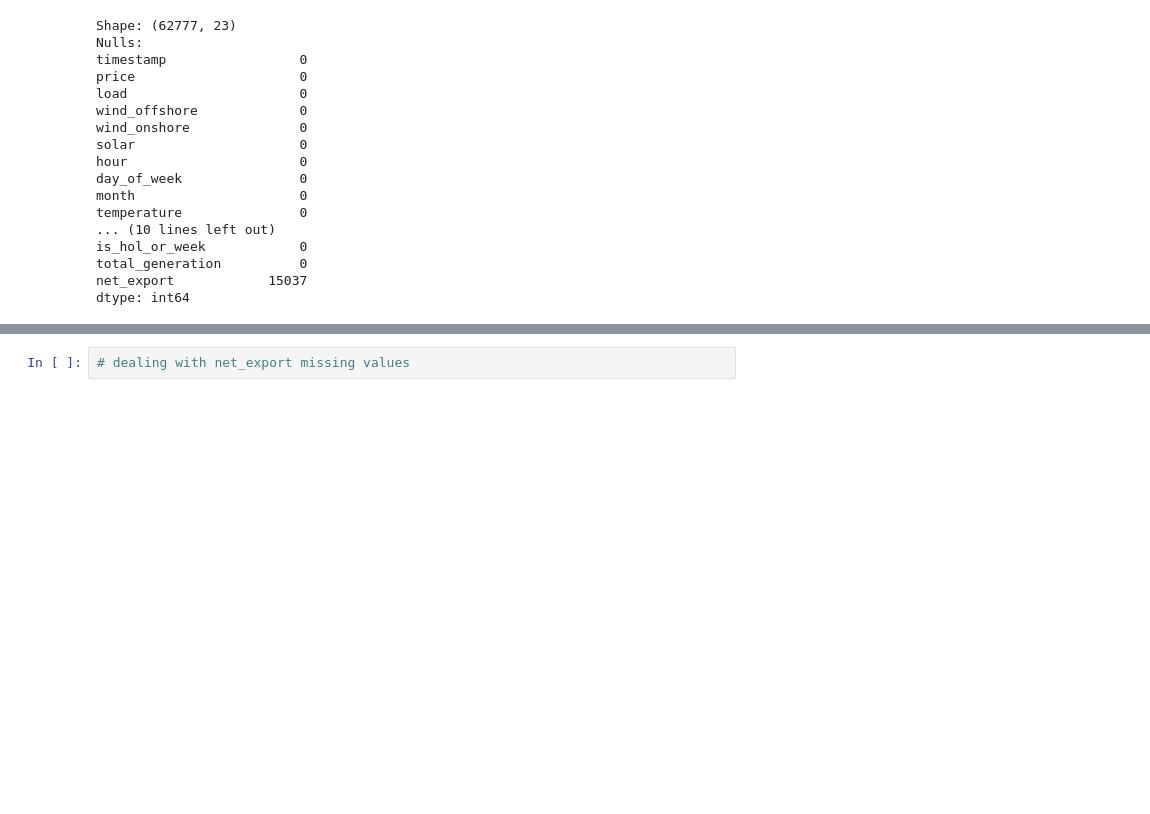
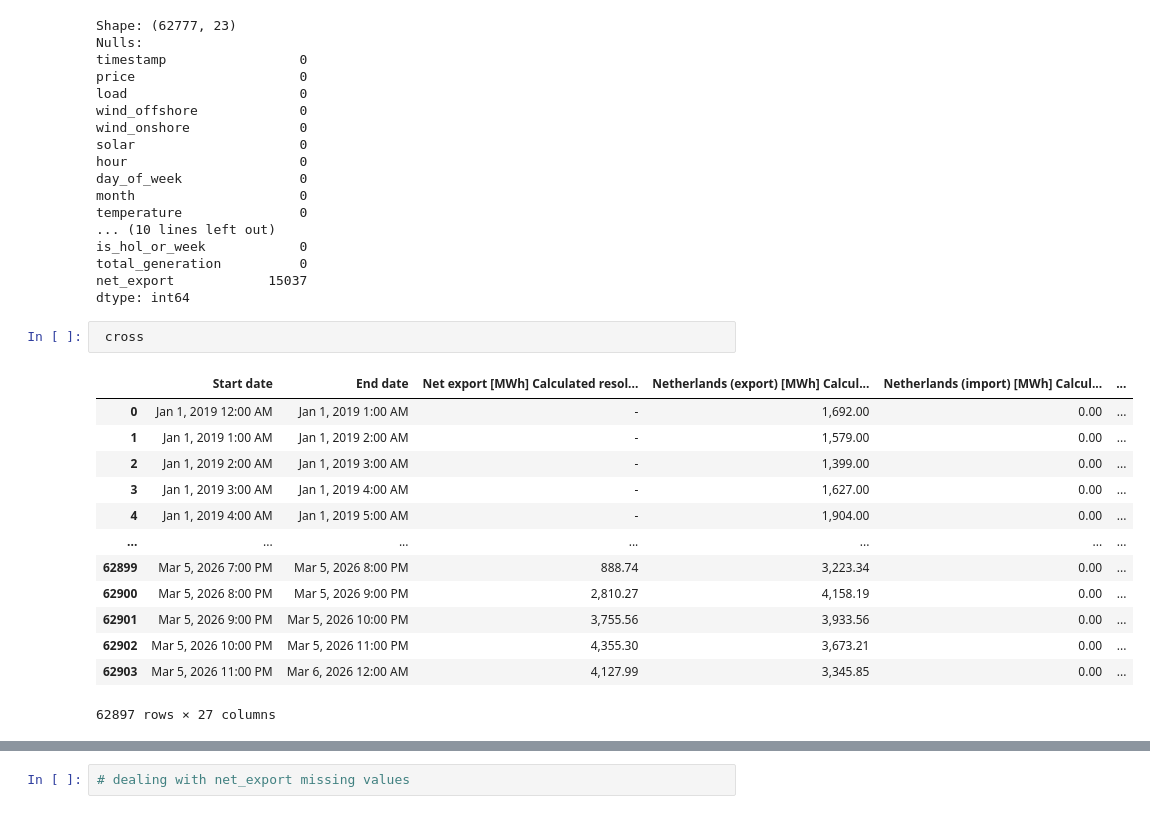
Before and after one commit to Josip007/WattWise, a Jupyter notebook: notebooks/Energy_Price_Data_Preparation.ipynb.ipynb, the cells around one changed output, grey strips where cells are left out. Saved outputs shown, nothing was run; the diff lists cells and outputs as text; blank space fills up the shorter version.

Commit message:
updating net_export

```diff
--- a/notebooks/Energy_Price_Data_Preparation.ipynb.ipynb
+++ b/notebooks/Energy_Price_Data_Preparation.ipynb.ipynb
@@ -1023,4 +1023,20 @@ is_hol_or_week            0
 total_generation          0
 net_export            15037
 dtype: int64
+# %%
+ cross
+# %% [output]
+|  | Start date | End date | Net export [MWh] Calculated resol... | Netherlands (export) [MWh] Calcul... | Netherlands (import) [MWh] Calcul... | ... |
+| 0 | Jan 1, 2019 12:00 AM | Jan 1, 2019 1:00 AM | - | 1,692.00 | 0.00 | ... |
+| 1 | Jan 1, 2019 1:00 AM | Jan 1, 2019 2:00 AM | - | 1,579.00 | 0.00 | ... |
+| 2 | Jan 1, 2019 2:00 AM | Jan 1, 2019 3:00 AM | - | 1,399.00 | 0.00 | ... |
+| 3 | Jan 1, 2019 3:00 AM | Jan 1, 2019 4:00 AM | - | 1,627.00 | 0.00 | ... |
+| 4 | Jan 1, 2019 4:00 AM | Jan 1, 2019 5:00 AM | - | 1,904.00 | 0.00 | ... |
+| ... | ... | ... | ... | ... | ... | ... |
+| 62899 | Mar 5, 2026 7:00 PM | Mar 5, 2026 8:00 PM | 888.74 | 3,223.34 | 0.00 | ... |
+| 62900 | Mar 5, 2026 8:00 PM | Mar 5, 2026 9:00 PM | 2,810.27 | 4,158.19 | 0.00 | ... |
+| 62901 | Mar 5, 2026 9:00 PM | Mar 5, 2026 10:00 PM | 3,755.56 | 3,933.56 | 0.00 | ... |
+| 62902 | Mar 5, 2026 10:00 PM | Mar 5, 2026 11:00 PM | 4,355.30 | 3,673.21 | 0.00 | ... |
+| 62903 | Mar 5, 2026 11:00 PM | Mar 6, 2026 12:00 AM | 4,127.99 | 3,345.85 | 0.00 | ... |
+62897 rows × 27 columns
 # %%
```
Also changed, not shown: parts of 27 cells of this notebook, 8 other files.
